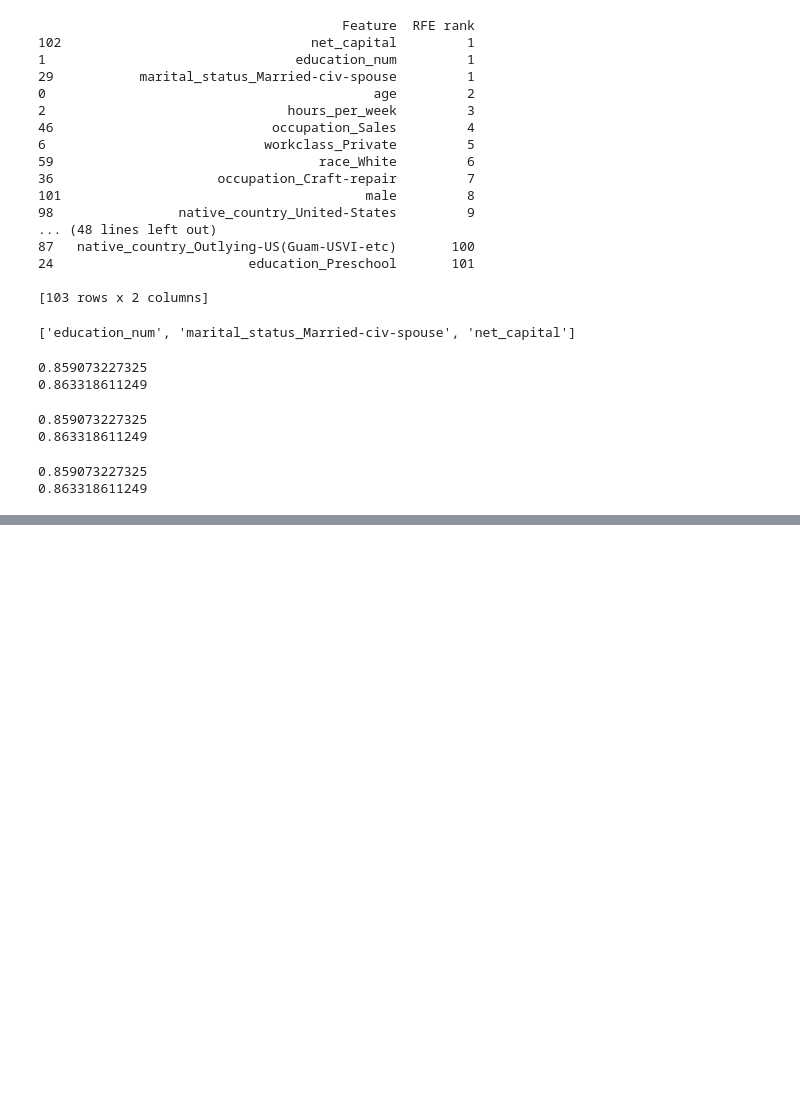
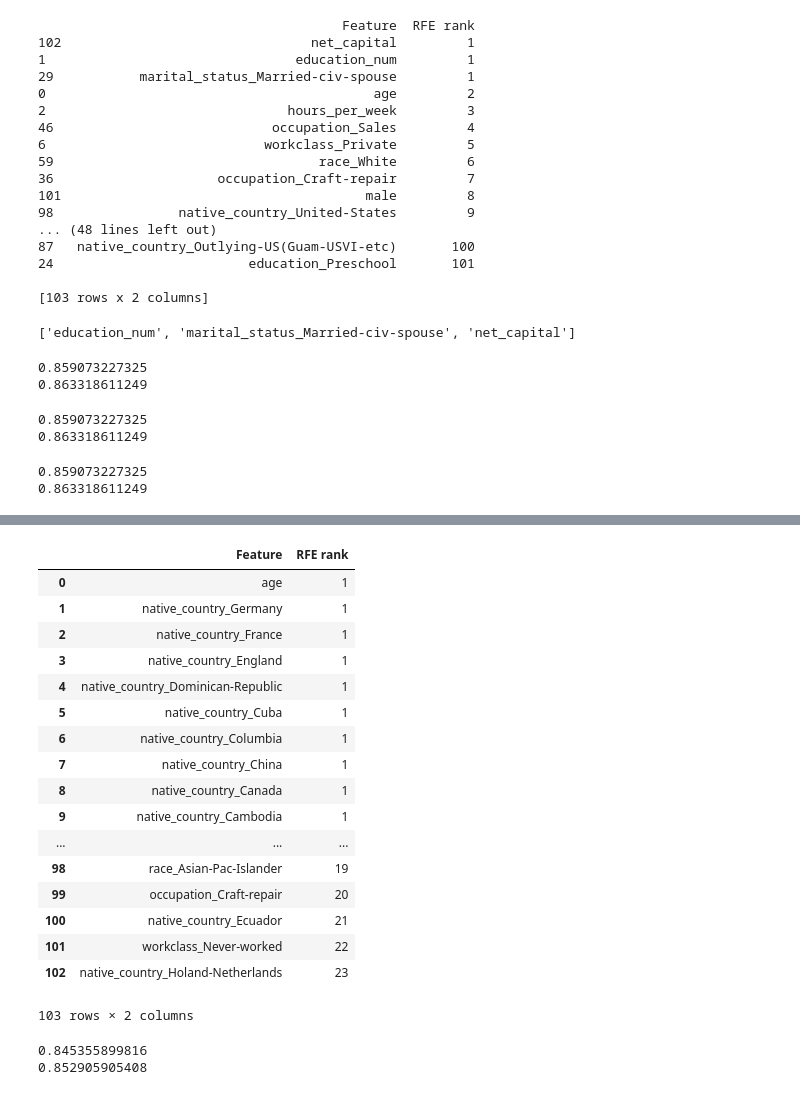
Before and after one commit to Hodapp87/yazabi-python-skill-test, a Jupyter notebook: Scratch.ipynb, the cells around one changed output, grey strips where cells are left out. Drawn from its saved outputs; the diff is of its cells as text; code cells hidden in the pictures; blank space fills up the shorter version.

```diff
--- a/Scratch.ipynb
+++ b/Scratch.ipynb
@@ -364,0 +420,22 @@ No features improved; quitting
+# %%
+rfe_linearsvc = pd.read_csv("rfe_linearsvc.csv")
+rfe_linearsvc
+# %% [output]
+|  | Feature | RFE rank |
+| 0 | age | 1 |
+| 1 | native_country_Germany | 1 |
+| 2 | native_country_France | 1 |
+| 3 | native_country_England | 1 |
+| 4 | native_country_Dominican-Republic | 1 |
+| 5 | native_country_Cuba | 1 |
+| 6 | native_country_Columbia | 1 |
+| 7 | native_country_China | 1 |
+| 8 | native_country_Canada | 1 |
+| 9 | native_country_Cambodia | 1 |
+| ... | ... | ... |
+| 98 | race_Asian-Pac-Islander | 19 |
+| 99 | occupation_Craft-repair | 20 |
+| 100 | native_country_Ecuador | 21 |
+| 101 | workclass_Never-worked | 22 |
+| 102 | native_country_Holand-Netherlands | 23 |
+103 rows × 2 columns
@@ -364,0 +444,10 @@ No features improved; quitting
+# %%
+svm = sklearn.svm.SVC(kernel="rbf")
+svm.fit(train_X.loc[:, features_lsvc], train_y)
+predict_y = svm.predict(test_X.loc[:,features_lsvc])
+print(sklearn.metrics.accuracy_score(test_y, predict_y))
+predict_y = svm.predict(train_X.loc[:,features_lsvc])
+print(sklearn.metrics.accuracy_score(train_y, predict_y))
+# %% [output]
+0.845355899816
+0.852905905408
```
Also changed, not shown: parts of 4 cells of this notebook.
